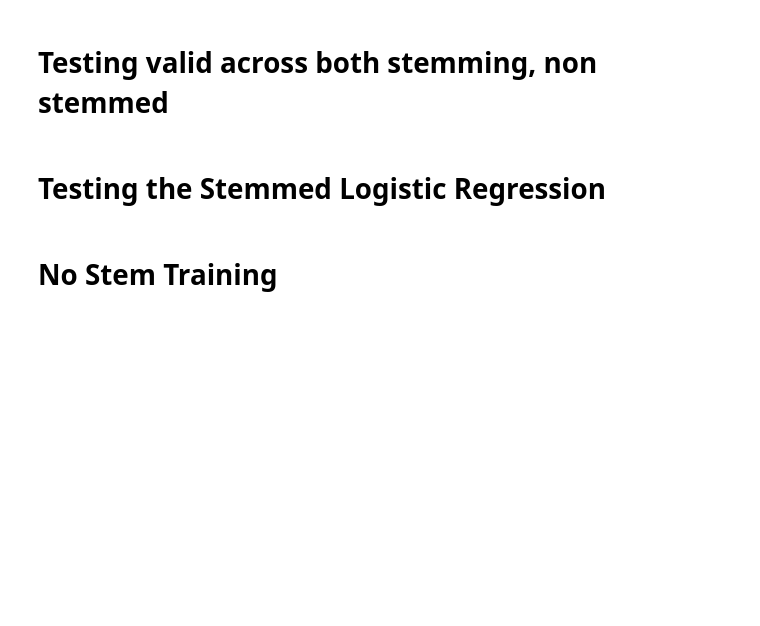
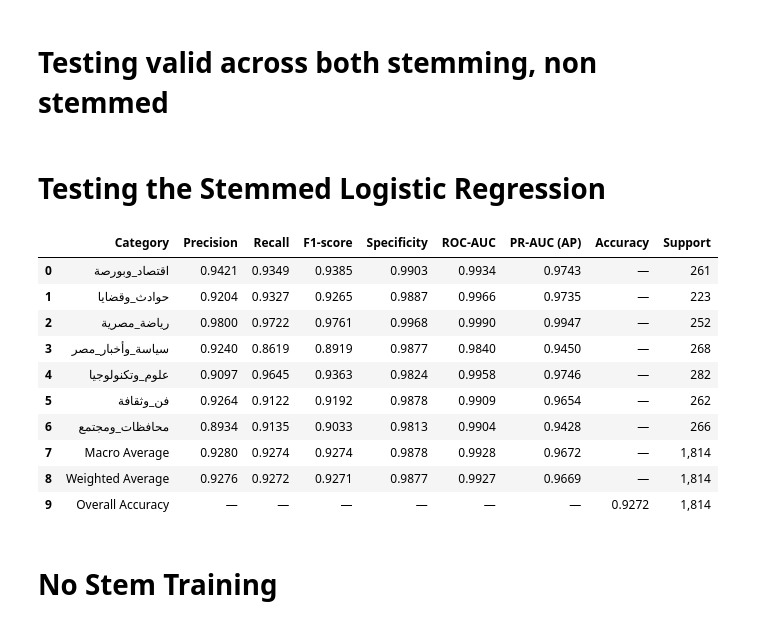
Before and after one commit to abdelhalimyasser/machine-learning-models-2026-fcai-cu, a Jupyter notebook: notebooks/c_text_classification/04_logistic_regression.ipynb, the cells around one changed output. Cells and saved outputs as stored; diff of their text form; code cells hidden in the pictures; blank space fills up the shorter version.

```diff
--- a/notebooks/c_text_classification/04_logistic_regression.ipynb
+++ b/notebooks/c_text_classification/04_logistic_regression.ipynb
@@ -39,0 +186,19 @@ df_stemmed = df[['category_label', 'summary_stemmed']].copy()
+# %%
+lr_stemmed_model = make_pipeline(
+    TfidfVectorizer(
+        ngram_range=(1, 2),
+        norm="l2",
+        sublinear_tf=True
+    ),
+    LogisticRegressionScratch(
+        C=best_c_stem,
+        learning_rate=5.0,
+        iterations=1000,
+        momentum=0.9
+    )
+)
+
+lr_stemmed_model.fit(
+    X_train_final_stem,
+    y_train_final_stem
+)
@@ -188,6 +390,44 @@ def get_classification_results(
     return results_df
 # %% [markdown]
 # Testing the Stemmed Logistic Regression
+# %%
+lr_stemmed_test_preds = lr_stemmed_model.predict(X_test_stem)
+
+lr_stemmed_test_scores = (
+    lr_stemmed_model.decision_function(X_test_stem)
+)
+
+lr_stemmed_results = get_classification_results(
+    y_true=y_test_stem,
+    y_pred=lr_stemmed_test_preds,
+    decision_scores=lr_stemmed_test_scores,
+    classes=lr_stemmed_model.classes_
+)
+# %%
+display(
+    lr_stemmed_results.style.format({
+        "Precision": "{:.4f}",
+        "Recall": "{:.4f}",
+        "F1-score": "{:.4f}",
+        "Specificity": "{:.4f}",
+        "ROC-AUC": "{:.4f}",
+        "PR-AUC (AP)": "{:.4f}",
+        "Accuracy": "{:.4f}",
+        "Support": "{:,.0f}"
+    }, na_rep="—")
+)
+# %% [output]
+|  | Category | Precision | Recall | F1-score | Specificity | ROC-AUC | PR-AUC (AP) | Accuracy | Support |
+| 0 | اقتصاد_وبورصة | 0.9421 | 0.9349 | 0.9385 | 0.9903 | 0.9934 | 0.9743 | — | 261 |
+| 1 | حوادث_وقضايا | 0.9204 | 0.9327 | 0.9265 | 0.9887 | 0.9966 | 0.9735 | — | 223 |
+| 2 | رياضة_مصرية | 0.9800 | 0.9722 | 0.9761 | 0.9968 | 0.9990 | 0.9947 | — | 252 |
+| 3 | سياسة_وأخبار_مصر | 0.9240 | 0.8619 | 0.8919 | 0.9877 | 0.9840 | 0.9450 | — | 268 |
+| 4 | علوم_وتكنولوجيا | 0.9097 | 0.9645 | 0.9363 | 0.9824 | 0.9958 | 0.9746 | — | 282 |
+| 5 | فن_وثقافة | 0.9264 | 0.9122 | 0.9192 | 0.9878 | 0.9909 | 0.9654 | — | 262 |
+| 6 | محافظات_ومجتمع | 0.8934 | 0.9135 | 0.9033 | 0.9813 | 0.9904 | 0.9428 | — | 266 |
+| 7 | Macro Average | 0.9280 | 0.9274 | 0.9274 | 0.9878 | 0.9928 | 0.9672 | — | 1,814 |
+| 8 | Weighted Average | 0.9276 | 0.9272 | 0.9271 | 0.9877 | 0.9927 | 0.9669 | — | 1,814 |
+| 9 | Overall Accuracy | — | — | — | — | — | — | 0.9272 | 1,814 |
 # %% [markdown]
 # No Stem Training
 # %%
```
Also changed, not shown: parts of 15 cells of this notebook.
